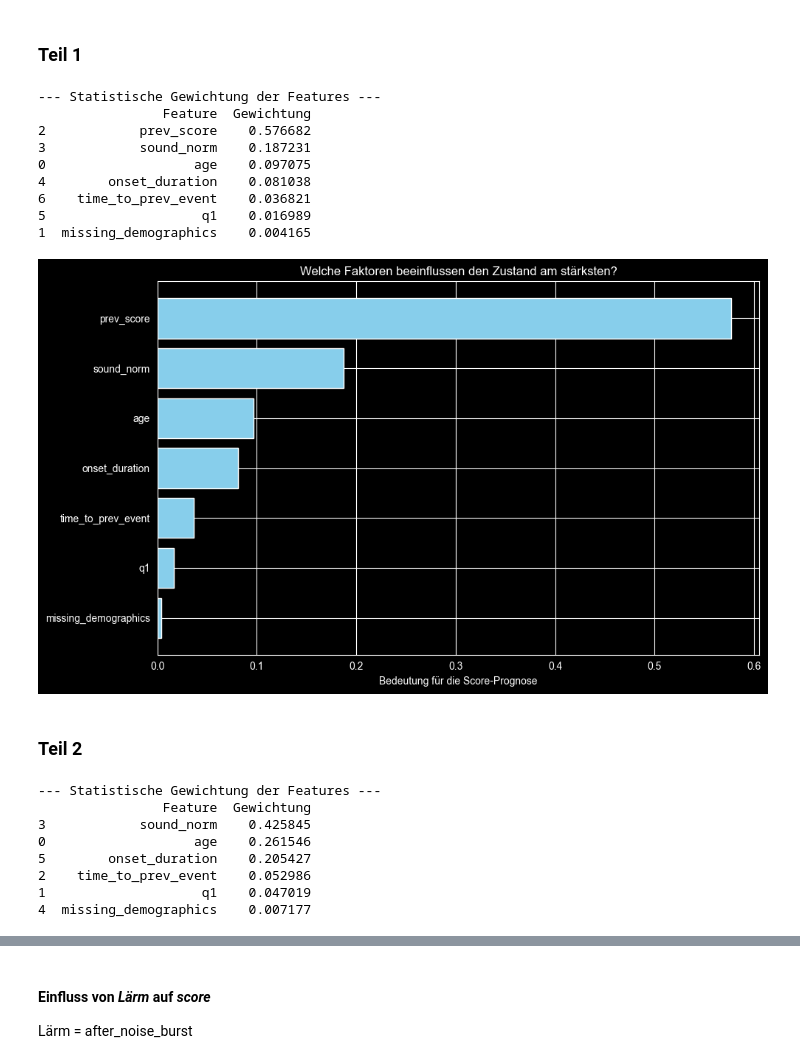
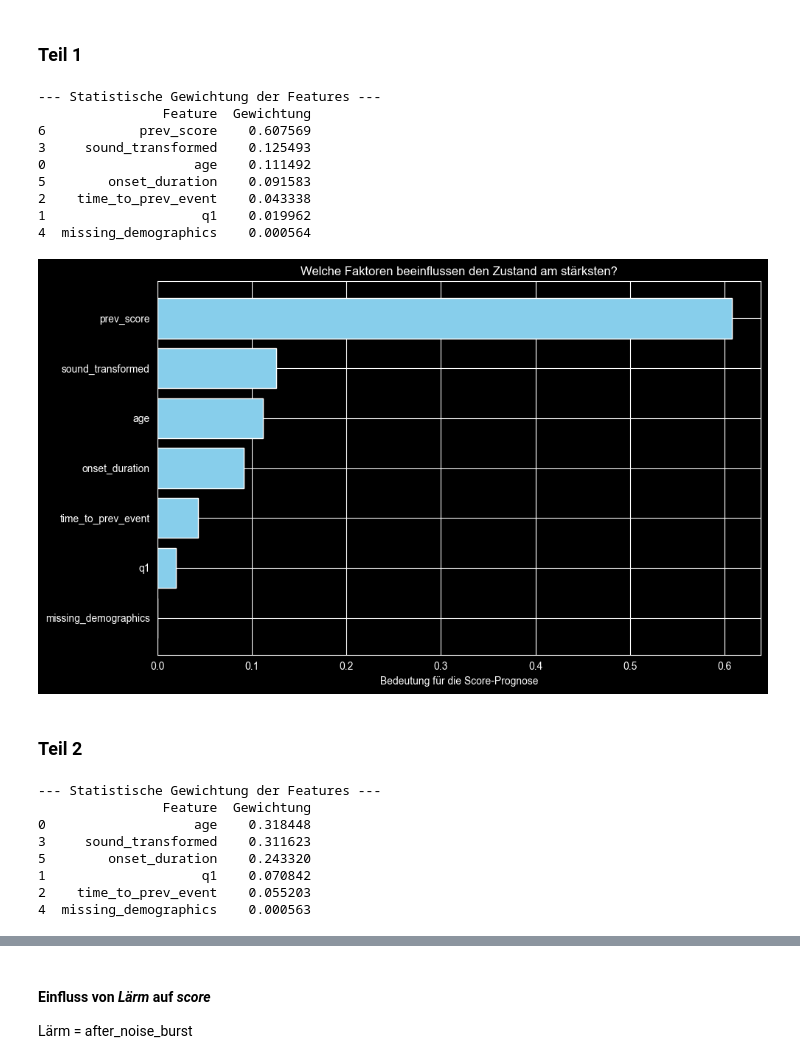
Before and after one commit to berielias-cpu/MasterArbeit, a Jupyter notebook: Masterarbeit/01_EDA_V2.0.ipynb, the cells around one changed output, grey strips where cells are left out. Saved outputs shown, nothing was run; the diff lists cells and outputs as text; code cells hidden in the pictures.

```diff
--- a/Masterarbeit/01_EDA_V2.0.ipynb
+++ b/Masterarbeit/01_EDA_V2.0.ipynb
@@ -709,8 +709,8 @@ median_score = df["score"].median()
 df["score"] = df["score"].fillna(median_score)
 print(f"Eingesetzter Median (Score): {median_score}")
 
-# Fehlende sound_norm Werte mit Median des jeweiligen OS ersetzen
-df['sound_norm'] = df['sound_norm'].fillna(df.groupby('user_os')['sound_norm'].transform('median'))
+# Fehlende sound_transformed Werte mit Median des jeweiligen OS ersetzen
+df['sound_transformed'] = df['sound_transformed'].fillna(df.groupby('user_os')['sound_transformed'].transform('median'))
 
 # Fehlende Age Werte mit dem Median ersetzen
 # Median berechnen
@@ -1061,44 +1064,45 @@ Ergebnis: Statistisch hochsignifikant (Der Score-Level beeinflusst das Tinnitus-
 
 # Daten vorbereiten
 df['prev_score'] = df.groupby('user_id')['score'].shift(1)
-features_new = ["age", "missing_demographics", "prev_score", "sound_norm", "onset_duration", "q1", "time_to_prev_event"] # relevante Spalten für Analyse
+features_new = ["age", "q1", "time_to_prev_event", "sound_transformed", "missing_demographics", "onset_duration", "prev_score"] # relevante Spalten für Analyse
+
 target = "score"
 
 # Daten bereinigen
 df_clean = df[features_new + [target]].dropna() # <- hier könnte man gewisse Werte vorher mit missing data strategie auffüllen
 X = df_clean[features_new]
 y = df_clean[target]
 
 # Modell definieren und trainieren
 model = RandomForestRegressor(n_estimators=100, random_state=42)
 model.fit(X, y)
 
 # Gewichte extrahieren
 importances = pd.DataFrame({
     "Feature": features_new,
     "Gewichtung": model.feature_importances_
 }).sort_values(by="Gewichtung", ascending=False)
 
 print("\n--- Statistische Gewichtung der Features ---")
 print(importances)
 
 # Visualisierung der Einflussfaktoren
 plt.figure(figsize=(10, 6))
 plt.barh(importances["Feature"], importances["Gewichtung"], color="skyblue")
 plt.xlabel("Bedeutung für die Score-Prognose")
 plt.title("Welche Faktoren beeinflussen den Zustand am stärksten?")
 plt.gca().invert_yaxis()
 plt.tight_layout()
 plt.show()
 # %% [output]
 --- Statistische Gewichtung der Features ---
                 Feature  Gewichtung
-2            prev_score    0.576682
-3            sound_norm    0.187231
-0                   age    0.097075
-4        onset_duration    0.081038
-6    time_to_prev_event    0.036821
-5                    q1    0.016989
-1  missing_demographics    0.004165
+6            prev_score    0.607569
+3     sound_transformed    0.125493
+0                   age    0.111492
+5        onset_duration    0.091583
+2    time_to_prev_event    0.043338
+1                    q1    0.019962
+4  missing_demographics    0.000564
-[figure, old version]
+[figure, new version]
 # %%
@@ -1112,10 +1116,7 @@ plt.show()
 # Modell trainieren, um Stärke der Einflussfaktoren zu identifizieren.
 
 # Nur relevante Spalten für die Analyse auswählen
-features = [
-    "age", "q1", "time_to_prev_event",
-    "sound_norm", "missing_demographics", "onset_duration"
-]
+features = ["age", "q1", "time_to_prev_event", "sound_transformed", "missing_demographics", "onset_duration"]
 
 # Zielvariable (der aktuelle Score)
 target = "score"
@@ -1145,12 +1146,12 @@ print(importances)
 # %% [output]
 --- Statistische Gewichtung der Features ---
                 Feature  Gewichtung
-3            sound_norm    0.425845
-0                   age    0.261546
-5        onset_duration    0.205427
-2    time_to_prev_event    0.052986
-1                    q1    0.047019
-4  missing_demographics    0.007177
+0                   age    0.318448
+3     sound_transformed    0.311623
+5        onset_duration    0.243320
+1                    q1    0.070842
+2    time_to_prev_event    0.055203
+4  missing_demographics    0.000563
 # %%
 # Visualisierung der Einflussfaktoren
 plt.figure(figsize=(10, 6))
```
Also changed, not shown: parts of 45 cells of this notebook.
